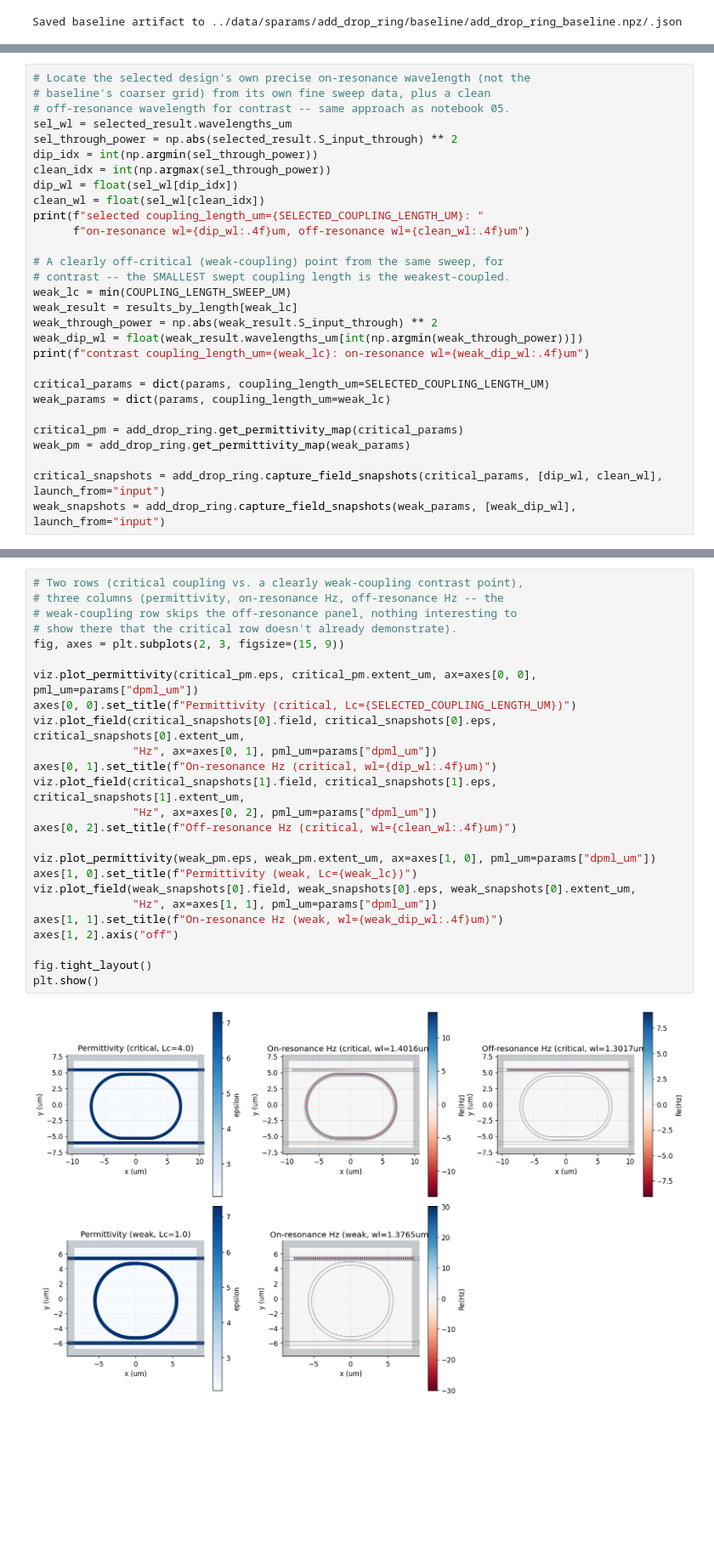
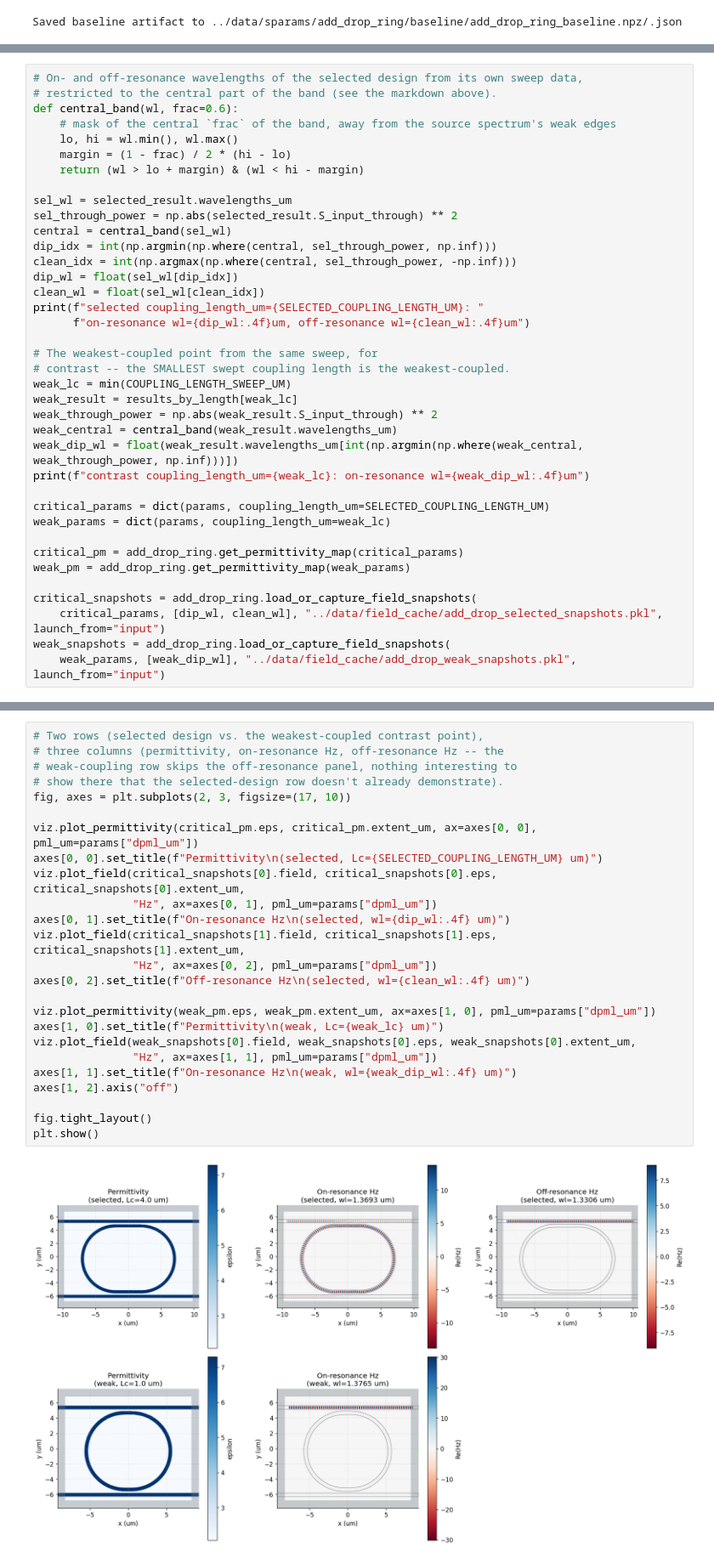
Before and after one commit to ykawaguchi-photonics/photonics-simulation-toolkit, a Jupyter notebook: notebooks/10_add_drop_ring_resonator.ipynb, the cells around one changed output, grey strips where cells are left out. Shown at 85% size. Cells and saved outputs as stored; diff of their text form; blank space fills up the shorter version.

```diff
--- a/notebooks/10_add_drop_ring_resonator.ipynb
+++ b/notebooks/10_add_drop_ring_resonator.ipynb
@@ -521,22 +557,29 @@ same sweep for contrast.
 # %%
-# Locate the selected design's own precise on-resonance wavelength (not the
-# baseline's coarser grid) from its own fine sweep data, plus a clean
-# off-resonance wavelength for contrast -- same approach as notebook 05.
+# On- and off-resonance wavelengths of the selected design from its own sweep data,
+# restricted to the central part of the band (see the markdown above).
+def central_band(wl, frac=0.6):
+    # mask of the central `frac` of the band, away from the source spectrum's weak edges
+    lo, hi = wl.min(), wl.max()
+    margin = (1 - frac) / 2 * (hi - lo)
+    return (wl > lo + margin) & (wl < hi - margin)
+
 sel_wl = selected_result.wavelengths_um
 sel_through_power = np.abs(selected_result.S_input_through) ** 2
-dip_idx = int(np.argmin(sel_through_power))
-clean_idx = int(np.argmax(sel_through_power))
+central = central_band(sel_wl)
+dip_idx = int(np.argmin(np.where(central, sel_through_power, np.inf)))
+clean_idx = int(np.argmax(np.where(central, sel_through_power, -np.inf)))
 dip_wl = float(sel_wl[dip_idx])
 clean_wl = float(sel_wl[clean_idx])
 print(f"selected coupling_length_um={SELECTED_COUPLING_LENGTH_UM}: "
       f"on-resonance wl={dip_wl:.4f}um, off-resonance wl={clean_wl:.4f}um")
 
-# A clearly off-critical (weak-coupling) point from the same sweep, for
+# The weakest-coupled point from the same sweep, for
 # contrast -- the SMALLEST swept coupling length is the weakest-coupled.
 weak_lc = min(COUPLING_LENGTH_SWEEP_UM)
 weak_result = results_by_length[weak_lc]
 weak_through_power = np.abs(weak_result.S_input_through) ** 2
-weak_dip_wl = float(weak_result.wavelengths_um[int(np.argmin(weak_through_power))])
+weak_central = central_band(weak_result.wavelengths_um)
+weak_dip_wl = float(weak_result.wavelengths_um[int(np.argmin(np.where(weak_central, weak_through_power, np.inf)))])
 print(f"contrast coupling_length_um={weak_lc}: on-resonance wl={weak_dip_wl:.4f}um")
 
 critical_params = dict(params, coupling_length_um=SELECTED_COUPLING_LENGTH_UM)
@@ -545,6 +588,8 @@ weak_params = dict(params, coupling_length_um=weak_lc)
 critical_pm = add_drop_ring.get_permittivity_map(critical_params)
 weak_pm = add_drop_ring.get_permittivity_map(weak_params)
 
-critical_snapshots = add_drop_ring.capture_field_snapshots(critical_params, [dip_wl, clean_wl], launch_from="input")
-weak_snapshots = add_drop_ring.capture_field_snapshots(weak_params, [weak_dip_wl], launch_from="input")
+critical_snapshots = add_drop_ring.load_or_capture_field_snapshots(
+    critical_params, [dip_wl, clean_wl], "../data/field_cache/add_drop_selected_snapshots.pkl", launch_from="input")
+weak_snapshots = add_drop_ring.load_or_capture_field_snapshots(
+    weak_params, [weak_dip_wl], "../data/field_cache/add_drop_weak_snapshots.pkl", launch_from="input")
 # %% [output]
@@ -553,29 +600,29 @@ contrast coupling_length_um=1.0: on-resonance wl=1.3765um
 # %%
-# Two rows (critical coupling vs. a clearly weak-coupling contrast point),
+# Two rows (selected design vs. the weakest-coupled contrast point),
 # three columns (permittivity, on-resonance Hz, off-resonance Hz -- the
 # weak-coupling row skips the off-resonance panel, nothing interesting to
-# show there that the critical row doesn't already demonstrate).
-fig, axes = plt.subplots(2, 3, figsize=(15, 9))
+# show there that the selected-design row doesn't already demonstrate).
+fig, axes = plt.subplots(2, 3, figsize=(17, 10))
 
 viz.plot_permittivity(critical_pm.eps, critical_pm.extent_um, ax=axes[0, 0], pml_um=params["dpml_um"])
-axes[0, 0].set_title(f"Permittivity (critical, Lc={SELECTED_COUPLING_LENGTH_UM})")
+axes[0, 0].set_title(f"Permittivity\n(selected, Lc={SELECTED_COUPLING_LENGTH_UM} um)")
 viz.plot_field(critical_snapshots[0].field, critical_snapshots[0].eps, critical_snapshots[0].extent_um,
                "Hz", ax=axes[0, 1], pml_um=params["dpml_um"])
-axes[0, 1].set_title(f"On-resonance Hz (critical, wl={dip_wl:.4f}um)")
+axes[0, 1].set_title(f"On-resonance Hz\n(selected, wl={dip_wl:.4f} um)")
 viz.plot_field(critical_snapshots[1].field, critical_snapshots[1].eps, critical_snapshots[1].extent_um,
                "Hz", ax=axes[0, 2], pml_um=params["dpml_um"])
-axes[0, 2].set_title(f"Off-resonance Hz (critical, wl={clean_wl:.4f}um)")
+axes[0, 2].set_title(f"Off-resonance Hz\n(selected, wl={clean_wl:.4f} um)")
 
 viz.plot_permittivity(weak_pm.eps, weak_pm.extent_um, ax=axes[1, 0], pml_um=params["dpml_um"])
-axes[1, 0].set_title(f"Permittivity (weak, Lc={weak_lc})")
+axes[1, 0].set_title(f"Permittivity\n(weak, Lc={weak_lc} um)")
 viz.plot_field(weak_snapshots[0].field, weak_snapshots[0].eps, weak_snapshots[0].extent_um,
                "Hz", ax=axes[1, 1], pml_um=params["dpml_um"])
-axes[1, 1].set_title(f"On-resonance Hz (weak, wl={weak_dip_wl:.4f}um)")
+axes[1, 1].set_title(f"On-resonance Hz\n(weak, wl={weak_dip_wl:.4f} um)")
 axes[1, 2].axis("off")
 
 fig.tight_layout()
 plt.show()
 # %% [output]
-[figure, old version]
+[figure, new version]
 # %% [markdown]
 **What a physically reasonable set of snapshots should show:**
```
Also changed, not shown: parts of 20 cells of this notebook, 24 other files.
